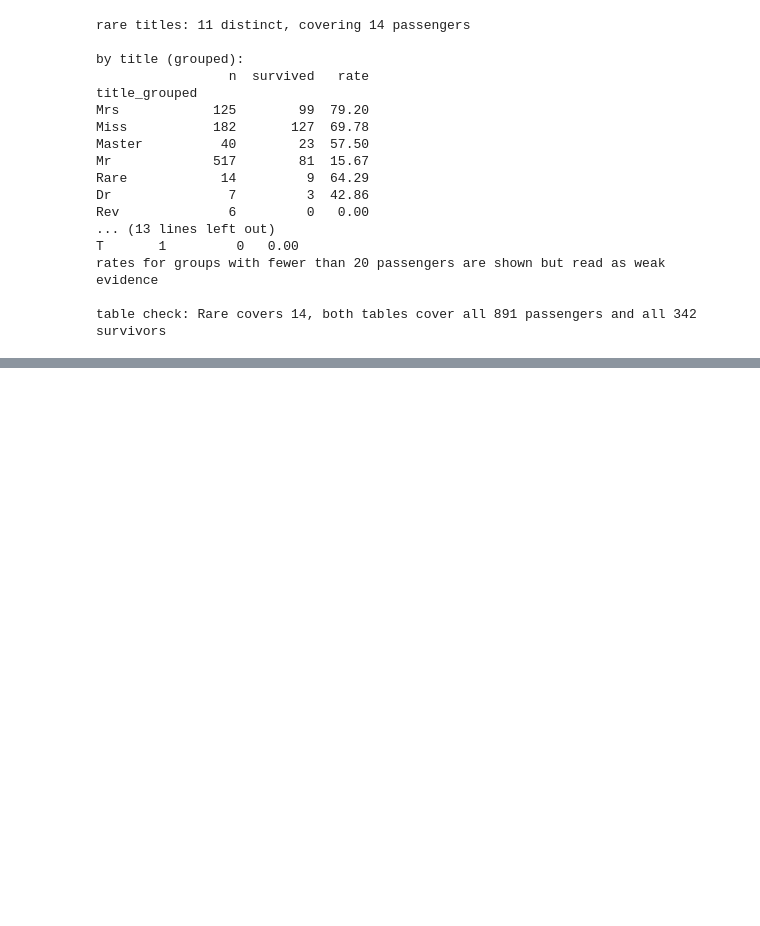
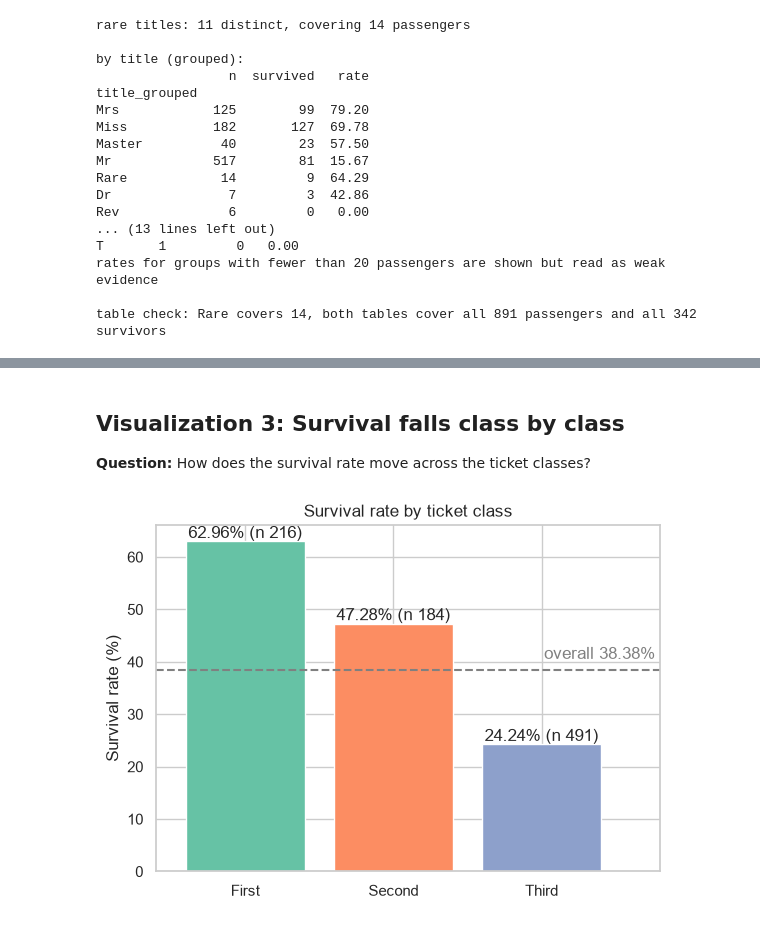
Before and after one commit to intend-dev/ai-programming-foundations-project, a Jupyter notebook: data_workflow.ipynb, the cells around one changed output, grey strips where cells are left out. Drawn from its saved outputs; the diff is of its cells as text; code cells hidden in the pictures; blank space fills up the shorter version.

```diff
--- a/data_workflow.ipynb
+++ b/data_workflow.ipynb
@@ -469,0 +525,20 @@ Survival broadly follows sex and life stage: adult women (`Mrs` and `Miss`) and
+# %% [markdown]
+## Visualization 3: Survival falls class by class
+
+**Question:** How does the survival rate move across the ticket classes?
+# %%
+# Class rates in ticket order, not alphabetical
+class_table = rate_table(df, "Pclass")
+assert class_table["rate"].tolist() == [62.96, 47.28, 24.24], f"class rates: {class_table['rate'].tolist()}"
+
+fig, ax = plt.subplots(figsize=(6.5, 4.5))
+bars = ax.bar(["First", "Second", "Third"], class_table["rate"], color=palette[:3])
+ax.bar_label(bars, labels=[f"{r:.2f}% (n {n})" for r, n in zip(class_table["rate"], class_table["n"])])
+ax.axhline(overall, color="gray", linestyle="--")
+ax.text(0.99, overall + 1.5, f"overall {overall:.2f}%", transform=ax.get_yaxis_transform(), ha="right", va="bottom", color="gray")
+ax.set_xlim(-0.6, 2.8)
+ax.set_title("Survival rate by ticket class")
+ax.set_ylabel("Survival rate (%)")
+plt.show()
+# %% [output]
+[figure, added]
```
Also changed, not shown: parts of 15 cells of this notebook.
